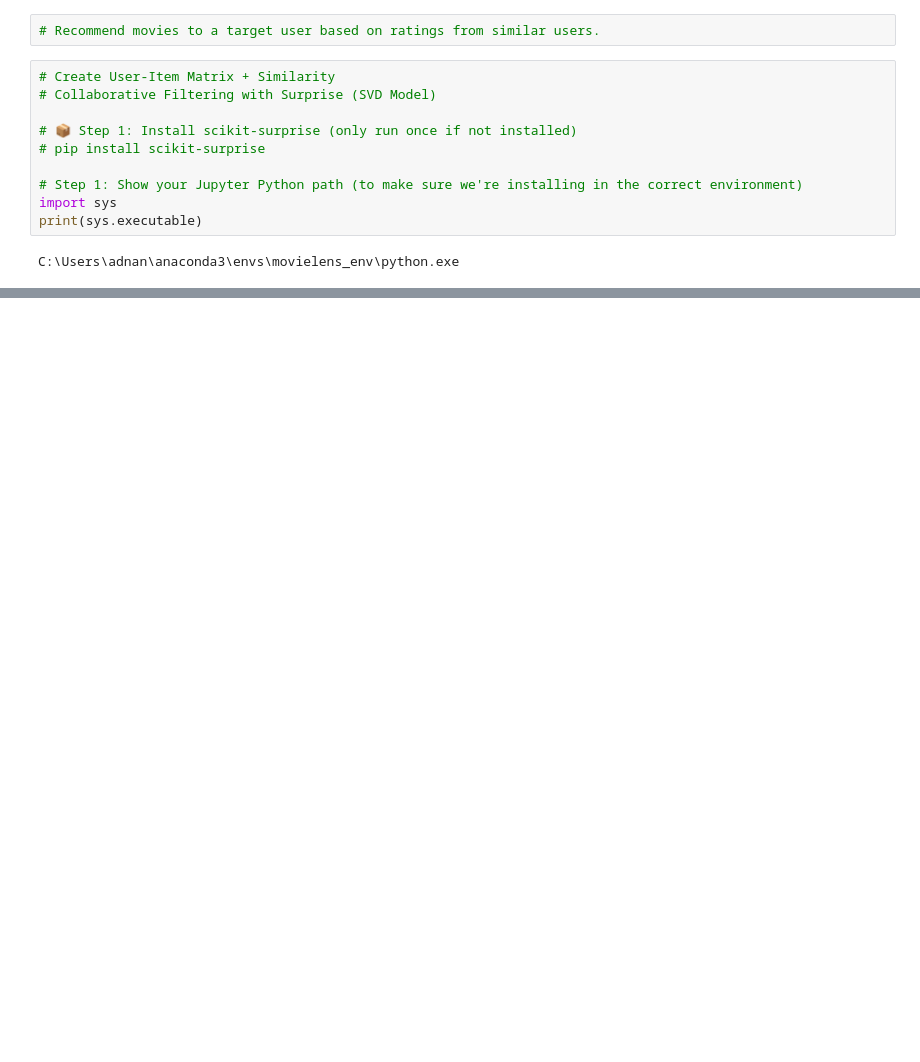
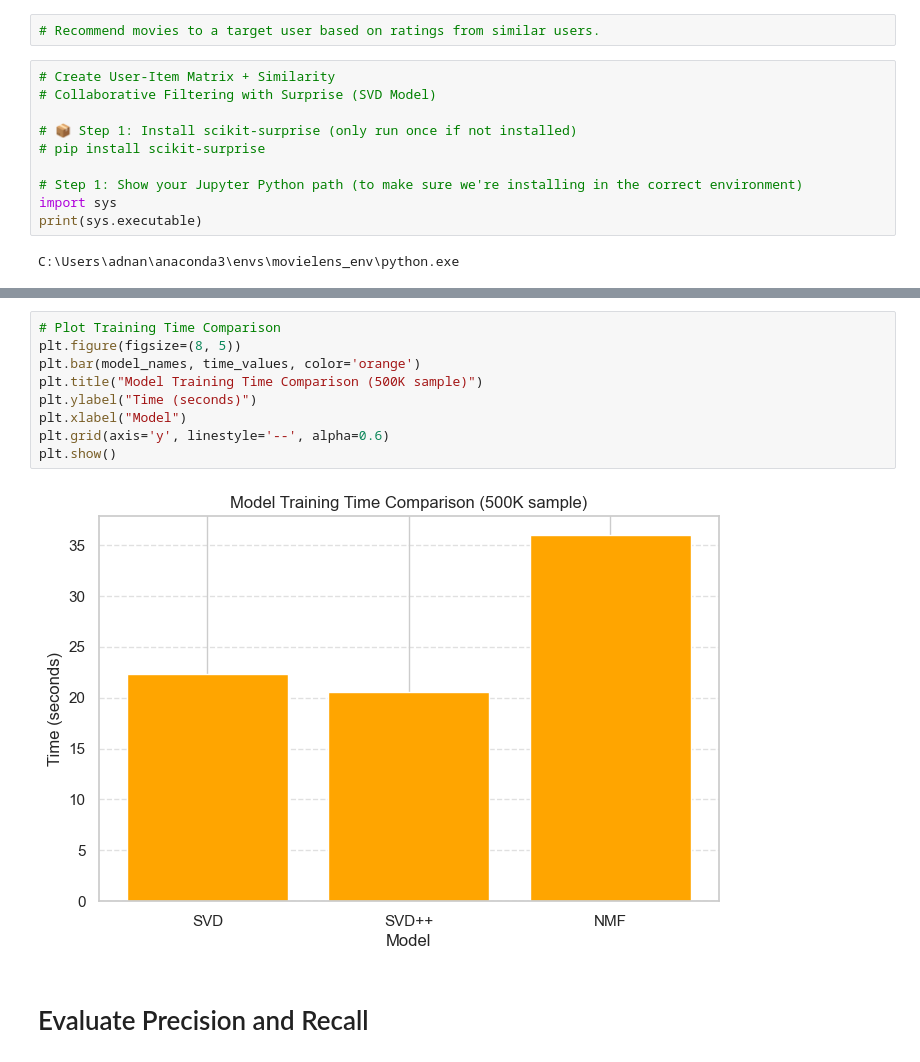
Before and after one commit to muhammadadnan-javed/FYP_DS_Adnan, a Jupyter notebook: FYPAdnanDS.ipynb, the cells around one changed output, grey strips where cells are left out. Saved outputs shown, nothing was run; the diff lists cells and outputs as text; blank space fills up the shorter version.

```diff
--- a/FYPAdnanDS.ipynb
+++ b/FYPAdnanDS.ipynb
@@ -370,0 +497,13 @@ NameError: name 'pd' is not defined
+# %%
+# Plot Training Time Comparison
+plt.figure(figsize=(8, 5))
+plt.bar(model_names, time_values, color='orange')
+plt.title("Model Training Time Comparison (500K sample)")
+plt.ylabel("Time (seconds)")
+plt.xlabel("Model")
+plt.grid(axis='y', linestyle='--', alpha=0.6)
+plt.show()
+# %% [output]
+[figure, added]
+# %% [markdown]
+# Evaluate Precision and Recall
```
Also changed, not shown: parts of 34 cells of this notebook.
